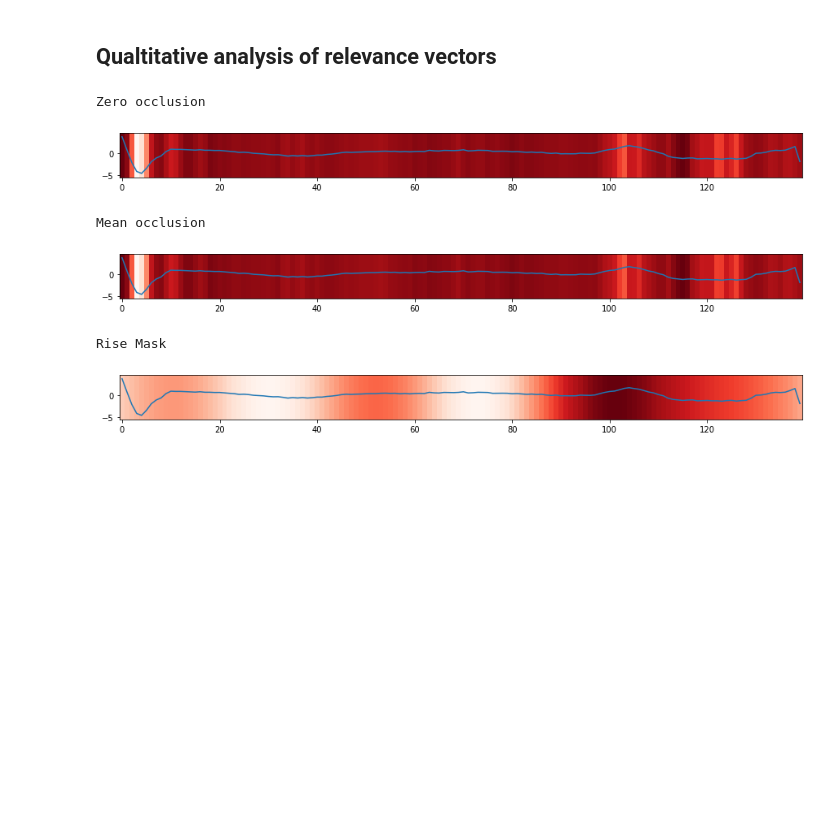
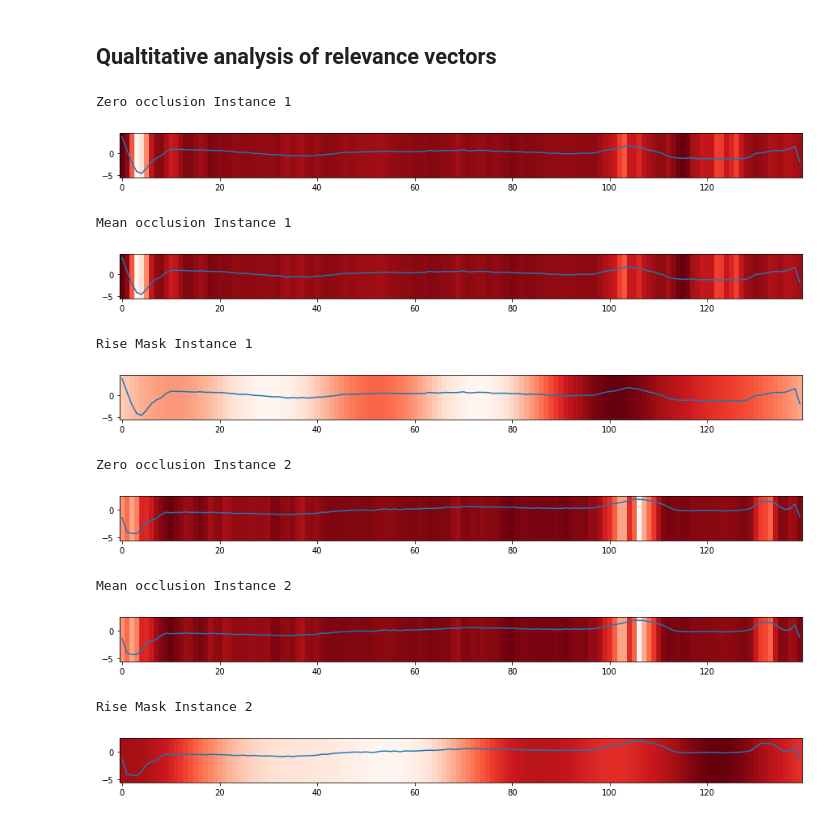
Before and after one commit to felixg97/explic-ai-tsc, a Jupyter notebook: docs/Explanation - Quick start.ipynb, the cells around one changed output. Cells and saved outputs as stored; diff of their text form; code cells hidden in the pictures; blank space fills up the shorter version.

Commit message:
Rise check up done #2

```diff
--- a/docs/Explanation - Quick start.ipynb
+++ b/docs/Explanation - Quick start.ipynb
@@ -86,18 +86,30 @@ saliency
 # %%
 from utils.utils import plot_relevance
 # %%
-print('Zero occlusion')
+print('Zero occlusion Instance 1')
 plot_relevance(data2explain[0], relevance4data_occl_zero[0])
-print('Mean occlusion')
+print('Mean occlusion Instance 1')
 plot_relevance(data2explain[0], relevance4data_occl_mean[0])
+print('Rise Mask Instance 1')
+plot_relevance(data2explain[0], relevance4data_rise_fourier[0])
 # %% [output]
-Zero occlusion
+Zero occlusion Instance 1
 [figure]
-Mean occlusion
+Mean occlusion Instance 1
 [figure]
+Rise Mask Instance 1
+[figure, added]
 # %%
-print('Rise Mask')
-plot_relevance(data2explain[0], relevance4data_rise_fourier[0])
+print('Zero occlusion Instance 2')
+plot_relevance(data2explain[1], relevance4data_occl_zero[1])
+print('Mean occlusion Instance 2')
+plot_relevance(data2explain[1], relevance4data_occl_mean[1])
+print('Rise Mask Instance 2')
+plot_relevance(data2explain[1], relevance4data_rise_fourier[1])
 # %% [output]
-Rise Mask
+Zero occlusion Instance 2
-[figure, old version]
+[figure, new version]
+Mean occlusion Instance 2
+[figure, added]
+Rise Mask Instance 2
+[figure, added]
```
Also changed, not shown: 1 other file.
